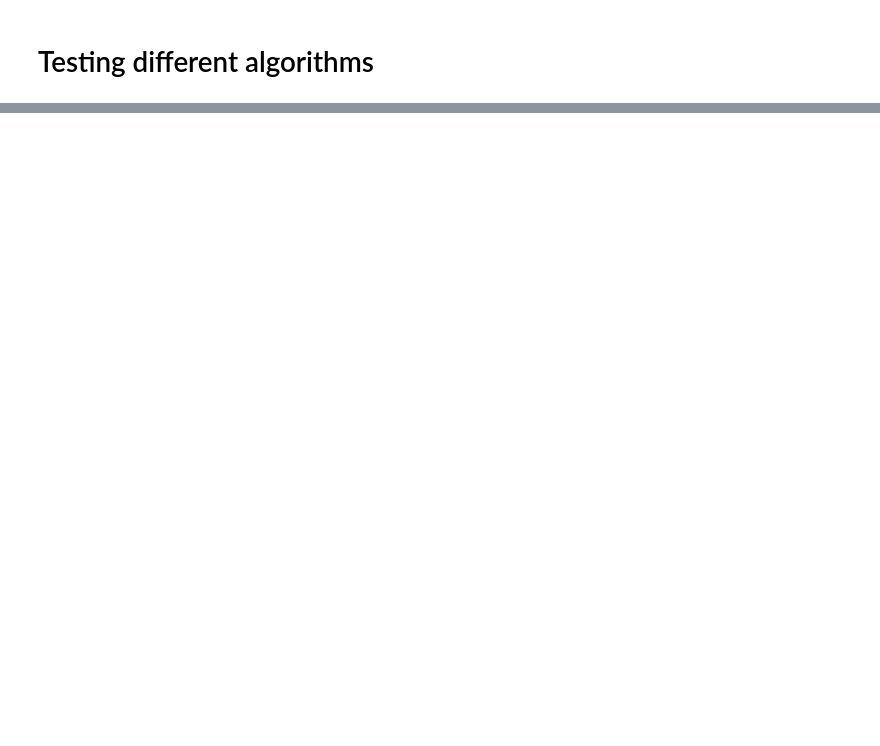
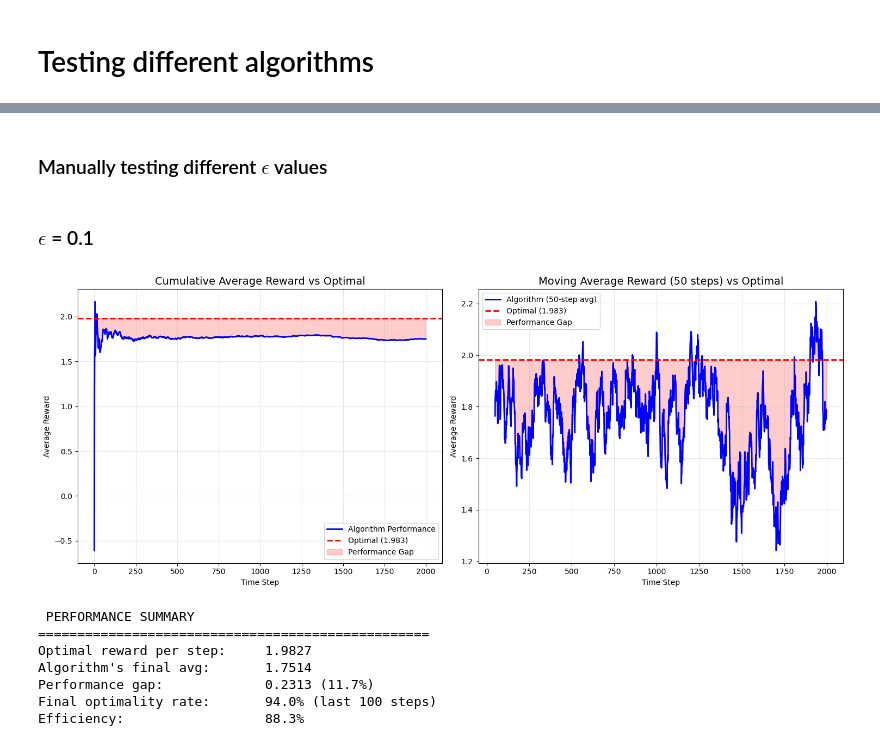
Before and after one commit to ieadoboe/reinforcement-learning, a Jupyter notebook: 1_armed_bandits/notebook.ipynb, the cells around one changed output, grey strips where cells are left out. Drawn from its saved outputs; the diff is of its cells as text; code cells hidden in the pictures; blank space fills up the shorter version.

```diff
--- a/1_armed_bandits/notebook.ipynb
+++ b/1_armed_bandits/notebook.ipynb
@@ -267,0 +262,21 @@ def run_experiment():
+# %% [markdown]
+### Manually testing different $\epsilon$ values
+# %% [markdown]
+### $\epsilon$ = 0.1
+# %%
+key, subkey = random.split(key)
+
+rewards_2, optimal_actions_2, Q_2, counts_2 = epsilon_greedy_bandit(
+    key, true_means, epsilon=0.1
+)
+
+plot_performance_comparison(rewards_2, optimal_actions_2, true_means)
+# %% [output]
+[figure, added]
+ PERFORMANCE SUMMARY
+==================================================
+Optimal reward per step:     1.9827
+Algorithm's final avg:       1.7514
+Performance gap:             0.2313 (11.7%)
+Final optimality rate:       94.0% (last 100 steps)
+Efficiency:                  88.3%
```
Also changed, not shown: parts of 56 cells of this notebook.
